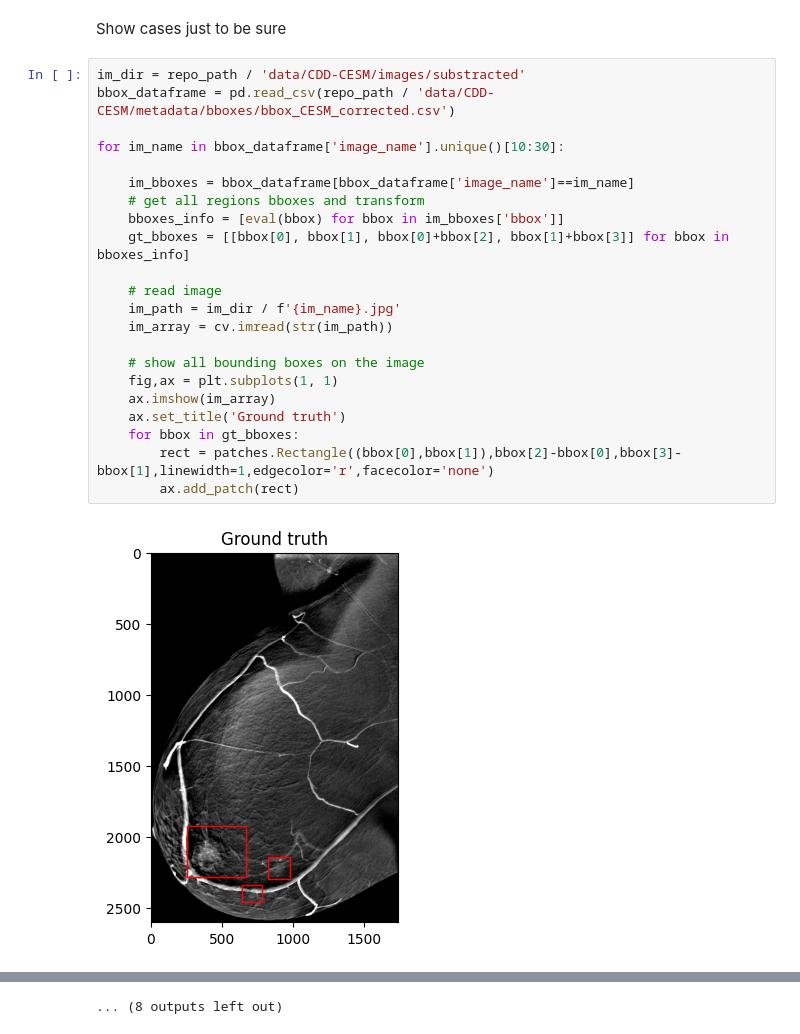
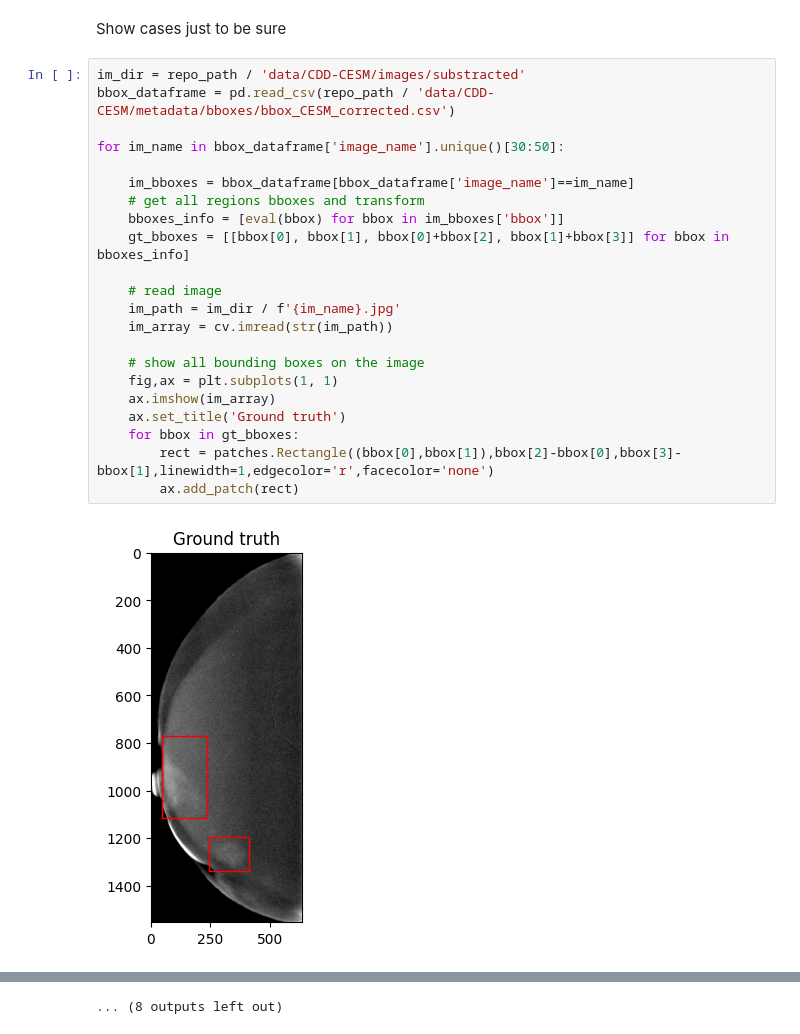
Before and after one commit to Likalto4/CEM-Detect, a Jupyter notebook: detection/preprocessing/cleaning_gt.ipynb, the cells around one changed output, grey strips where cells are left out. Drawn from its saved outputs; the diff is of its cells as text.

```diff
--- a/detection/preprocessing/cleaning_gt.ipynb
+++ b/detection/preprocessing/cleaning_gt.ipynb
@@ -135,24 +135,24 @@ Show cases just to be sure
 # %%
 im_dir = repo_path / 'data/CDD-CESM/images/substracted'
 bbox_dataframe = pd.read_csv(repo_path / 'data/CDD-CESM/metadata/bboxes/bbox_CESM_corrected.csv')
 
-for im_name in bbox_dataframe['image_name'].unique()[10:30]:
+for im_name in bbox_dataframe['image_name'].unique()[30:50]:
 
     im_bboxes = bbox_dataframe[bbox_dataframe['image_name']==im_name]
     # get all regions bboxes and transform
     bboxes_info = [eval(bbox) for bbox in im_bboxes['bbox']]
     gt_bboxes = [[bbox[0], bbox[1], bbox[0]+bbox[2], bbox[1]+bbox[3]] for bbox in bboxes_info]
 
     # read image
     im_path = im_dir / f'{im_name}.jpg'
     im_array = cv.imread(str(im_path))
 
     # show all bounding boxes on the image
     fig,ax = plt.subplots(1, 1)
     ax.imshow(im_array)
     ax.set_title('Ground truth')
     for bbox in gt_bboxes:
         rect = patches.Rectangle((bbox[0],bbox[1]),bbox[2]-bbox[0],bbox[3]-bbox[1],linewidth=1,edgecolor='r',facecolor='none')
         ax.add_patch(rect)
 # %% [output]
-[figure, old version]
+[figure, new version]
```
Also changed, not shown: parts of 1 cell of this notebook, 1 other file.
